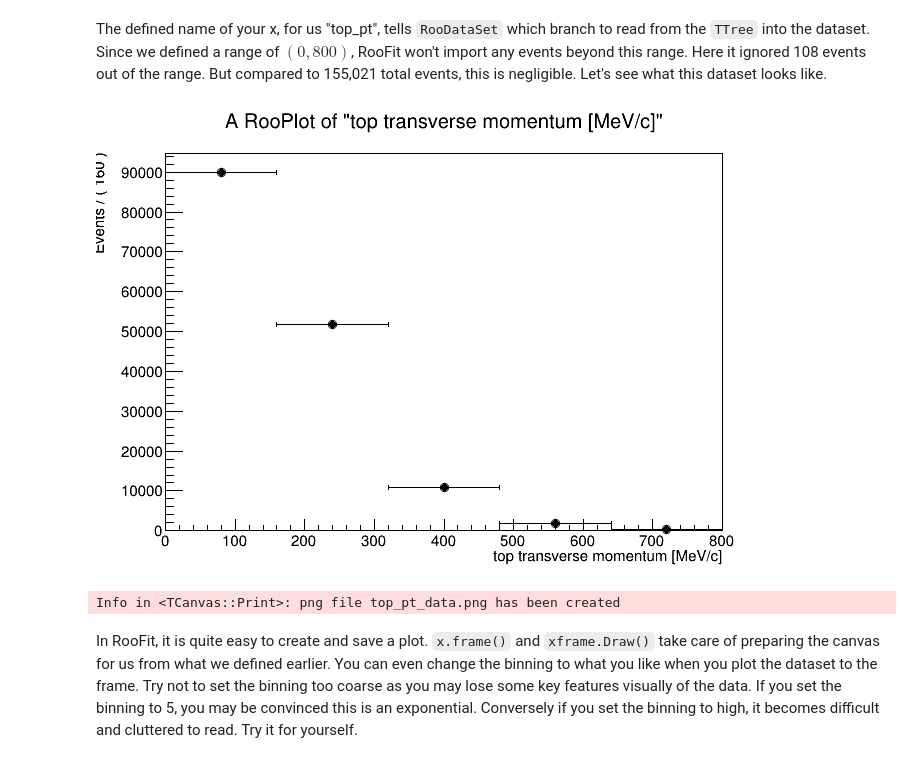
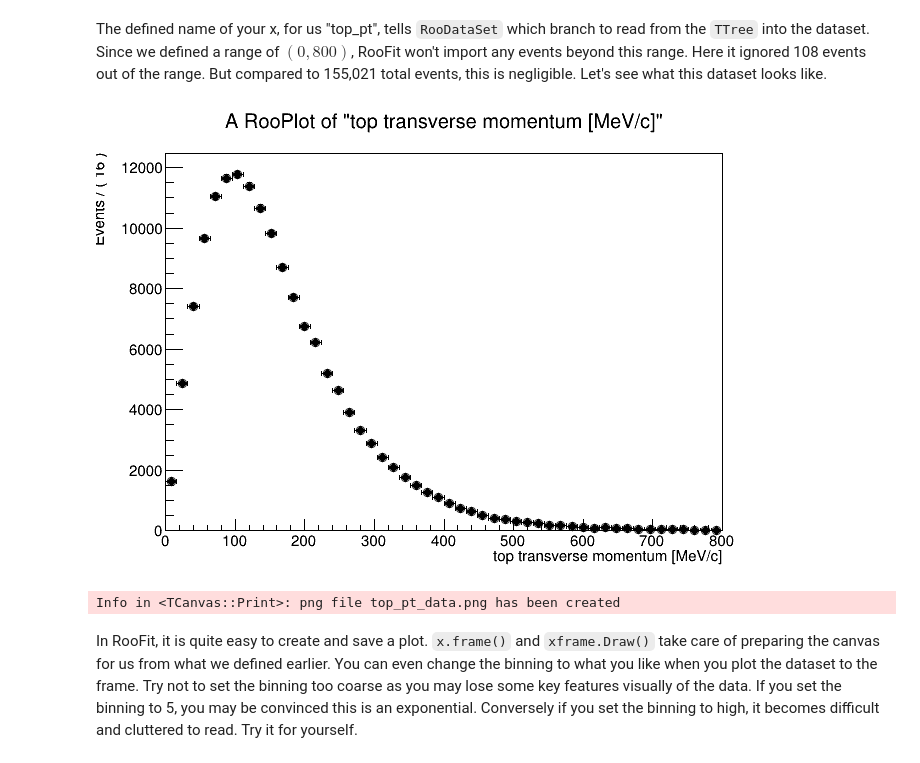
Before and after one commit to AWildridge/HiggsBosonClass, a Jupyter notebook: notebooks/c++/Lab 2 Introduction to Curve Fitting.ipynb, the cells around one changed output. Drawn from its saved outputs; the diff is of its cells as text; code cells hidden in the pictures.

```diff
--- a/notebooks/c++/Lab 2 Introduction to Curve Fitting.ipynb
+++ b/notebooks/c++/Lab 2 Introduction to Curve Fitting.ipynb
@@ -200,13 +202,13 @@ RooDataSet created from TTree of top_pt
 The defined name of your x, for us "top_pt", tells `RooDataSet` which branch to read from the `TTree` into the dataset. Since we defined a range of $(0,800)$, RooFit won't import any events beyond this range. Here it ignored 108 events out of the range. But compared to 155,021 total events, this is negligible. Let's see what this dataset looks like.
 # %%
 RooPlot * xframe = x->frame();
-dataset->plotOn(xframe, RooFit::Binning(5));
+dataset->plotOn(xframe, RooFit::Binning(50));
 TCanvas * canvas2 = new TCanvas();
 xframe->Draw();
 canvas2->SaveAs("top_pt_data.png");
 canvas2->Draw();
 # %% [output]
-[figure, old version]
+[figure, new version]
 Info in <TCanvas::Print>: png file top_pt_data.png has been created
 # %% [markdown]
 In RooFit, it is quite easy to create and save a plot. `x.frame()` and `xframe.Draw()` take care of preparing the canvas for us from what we defined earlier. You can even change the binning to what you like when you plot the dataset to the frame. Try not to set the binning too coarse as you may lose some key features visually of the data. If you set the binning to 5, you may be convinced this is an exponential. Conversely if you set the binning to high, it becomes difficult and cluttered to read. Try it for yourself.
```
Also changed, not shown: parts of 17 cells of this notebook, 1 other file.
